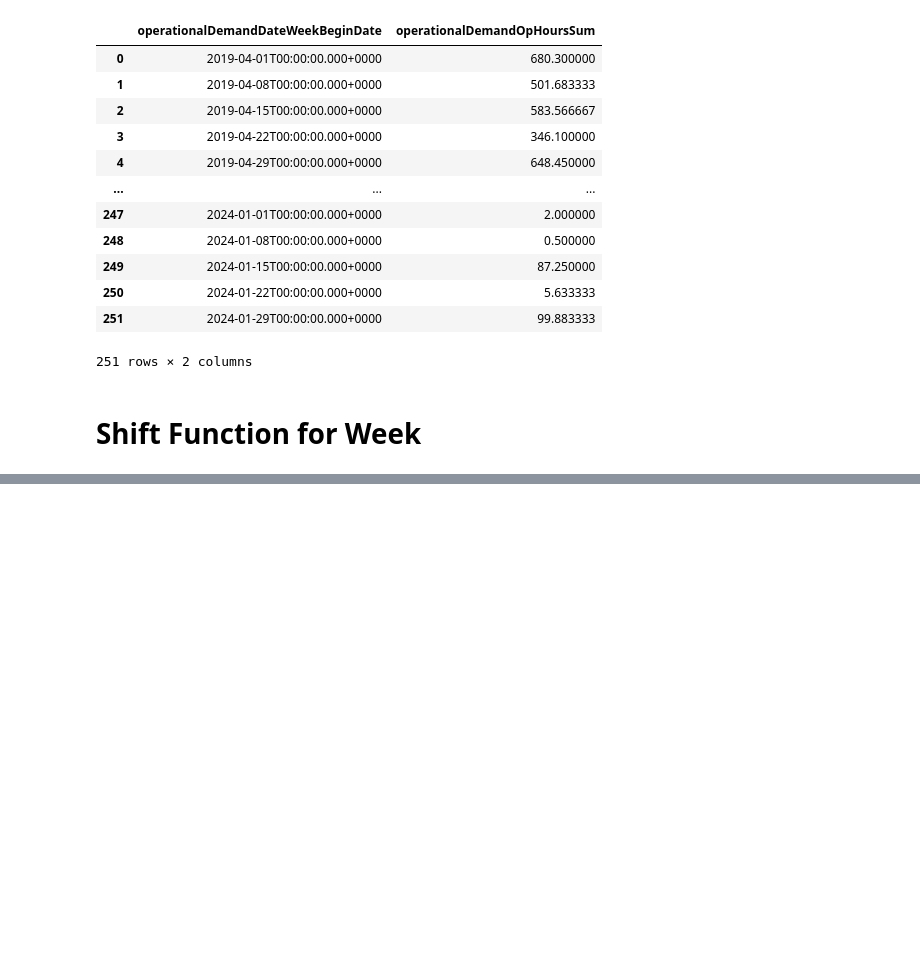
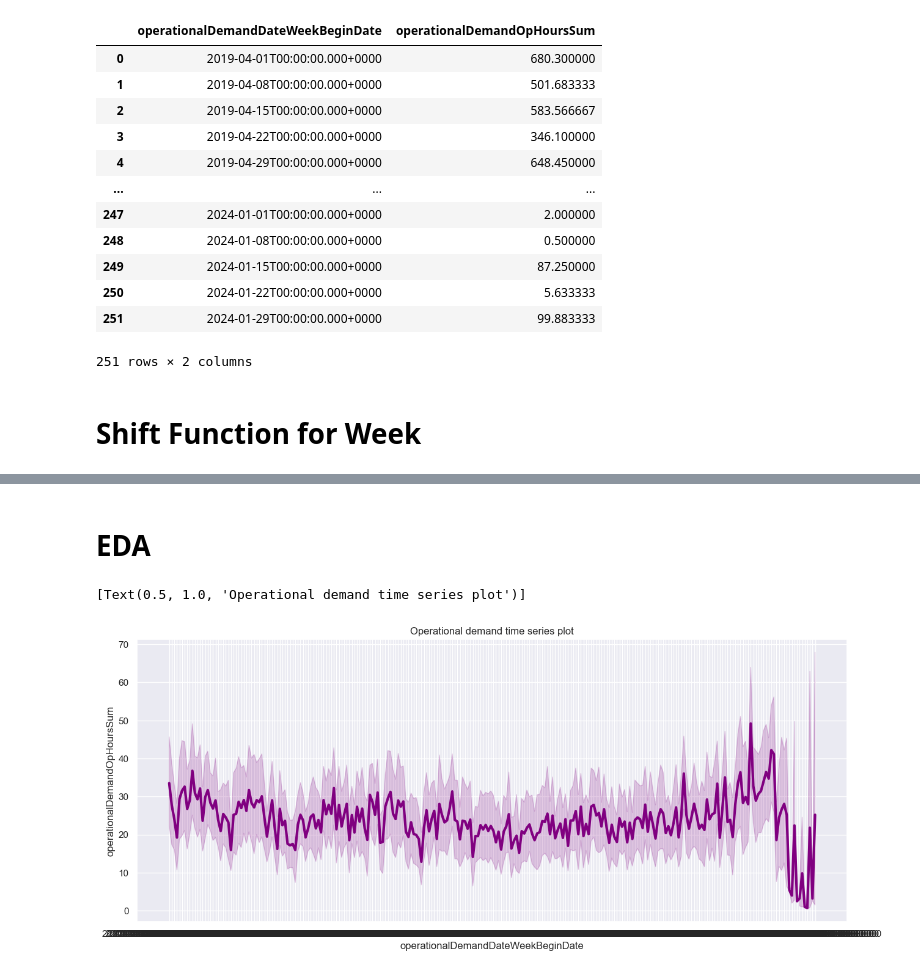
Before and after one commit to kartbart/AI-ML-Portfolio-3, a Jupyter notebook: Software Portfolio 3.ipynb, the cells around one changed output, grey strips where cells are left out. Saved outputs shown, nothing was run; the diff lists cells and outputs as text; code cells hidden in the pictures; blank space fills up the shorter version.

```diff
--- a/Software Portfolio 3.ipynb
+++ b/Software Portfolio 3.ipynb
@@ -198,0 +237,20 @@ week_groupby = week_groupby.dropna(axis=0)
+# %% [markdown]
+# EDA
+# %%
+#time series plot for operational hours from start to end
+
+#Week commencing on the x-axis
+x = df['operationalDemandDateWeekBeginDate']
+
+#total hours for the week
+y = df['operationalDemandOpHoursSum']
+
+#Seaborn timeseries plot
+
+#Seaborn timeseries plot
+sns.set(rc={"figure.figsize":(15, 6)})
+sns.lineplot(x='operationalDemandDateWeekBeginDate', y='operationalDemandOpHoursSum', data=df, linewidth=3, color='purple',
+             linestyle='solid').set(title='Operational demand time series plot')
+# %% [output]
+[Text(0.5, 1.0, 'Operational demand time series plot')]
+[figure, added]
```
Also changed, not shown: parts of 7 cells of this notebook.
